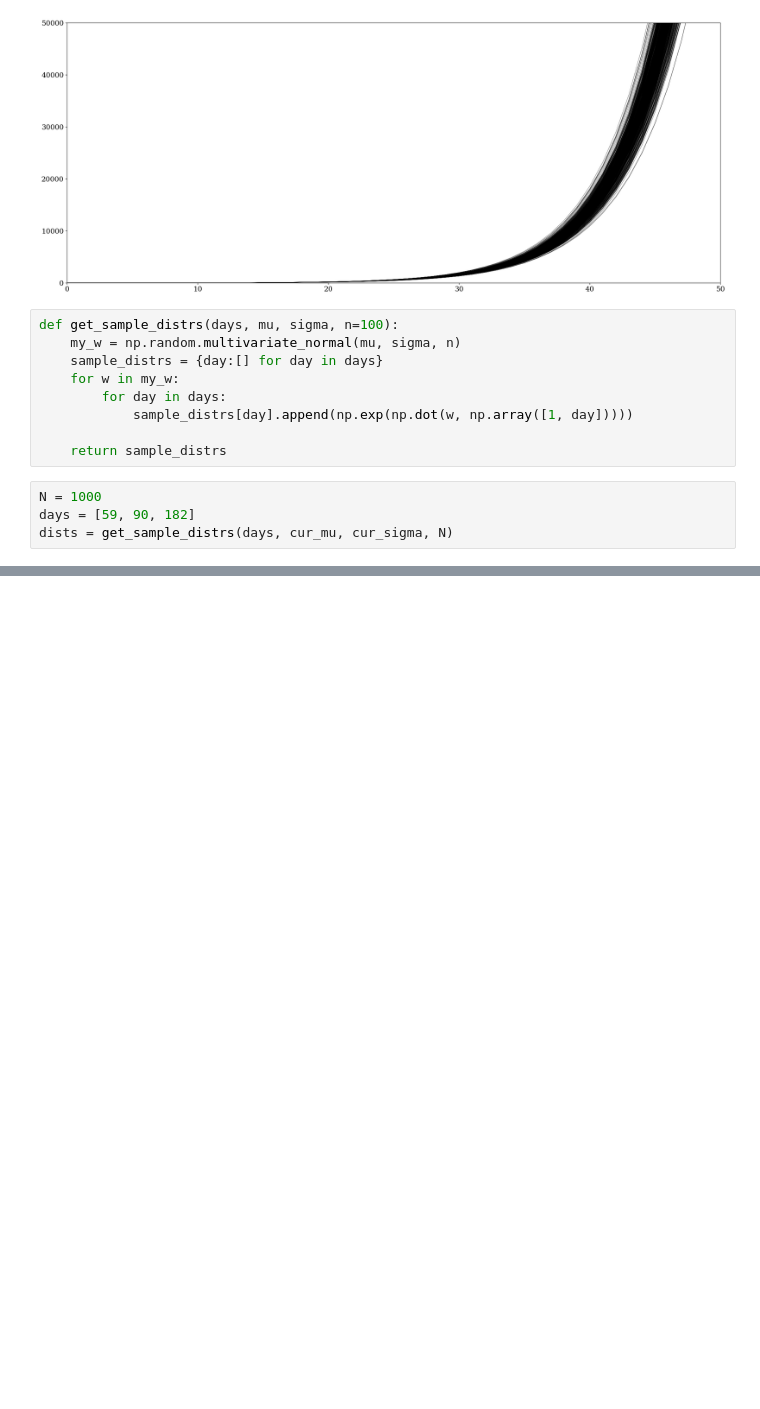
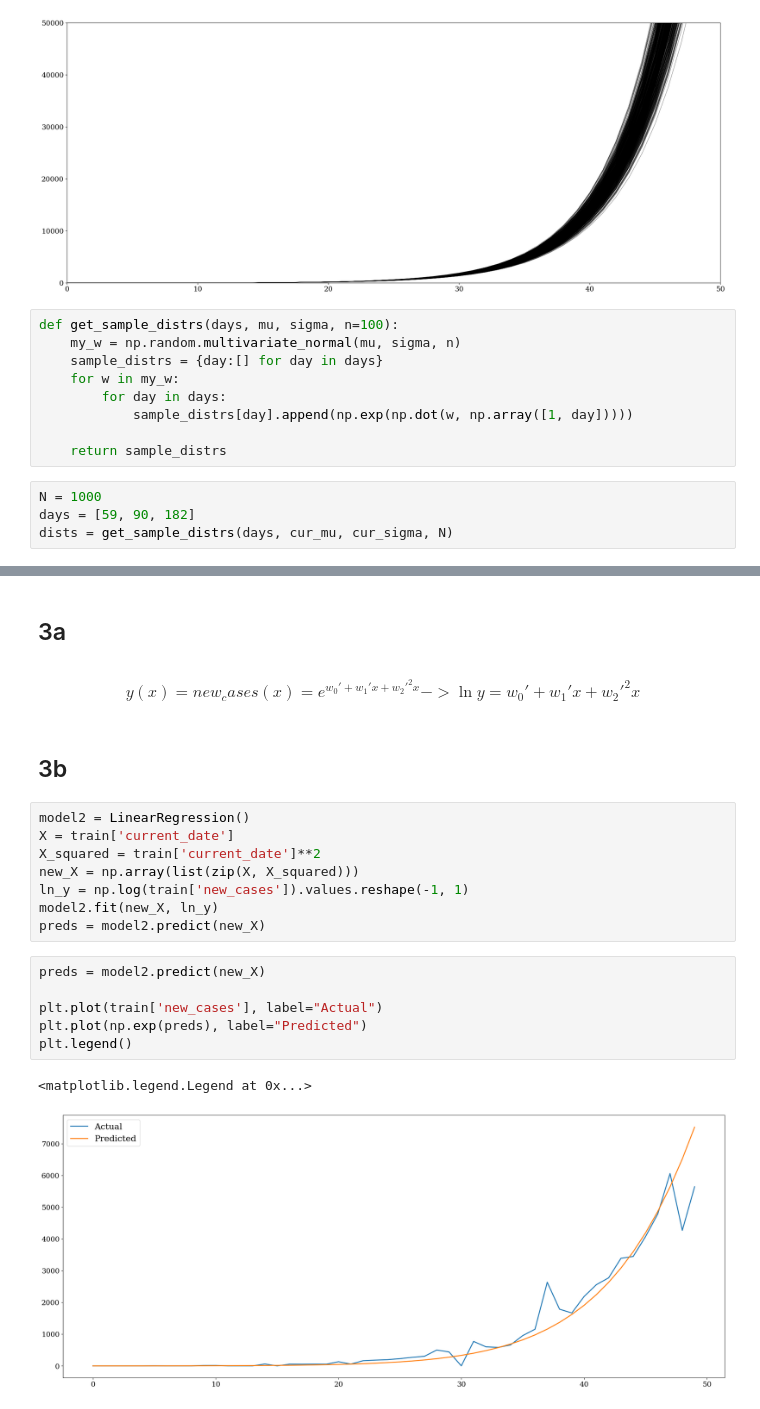
Before and after one commit to IrinaPugaeva/MADE--advanced_ML, a Jupyter notebook: HW1.ipynb, the cells around one changed output, grey strips where cells are left out. Cells and saved outputs as stored; diff of their text form; blank space fills up the shorter version.

```diff
--- a/HW1.ipynb
+++ b/HW1.ipynb
@@ -224,0 +225,23 @@ Text(0, 0.5, 'probability density(x)')
+# %% [markdown]
+## 3a
+# %% [markdown]
+$$ y(x) = new_cases(x) = e^{w_0' + w_1'x + w_2'^2x} -> \ln y = w_0' + w_1'x + w_2'^2x$$
+# %% [markdown]
+## 3b
+# %%
+model2 = LinearRegression()
+X = train['current_date']
+X_squared = train['current_date']**2
+new_X = np.array(list(zip(X, X_squared)))
+ln_y = np.log(train['new_cases']).values.reshape(-1, 1)
+model2.fit(new_X, ln_y)
+preds = model2.predict(new_X)
+# %%
+preds = model2.predict(new_X)
+
+plt.plot(train['new_cases'], label="Actual")
+plt.plot(np.exp(preds), label="Predicted")
+plt.legend()
+# %% [output]
+<matplotlib.legend.Legend at 0x...>
+[figure, added]
```
Also changed, not shown: parts of 11 cells of this notebook.
